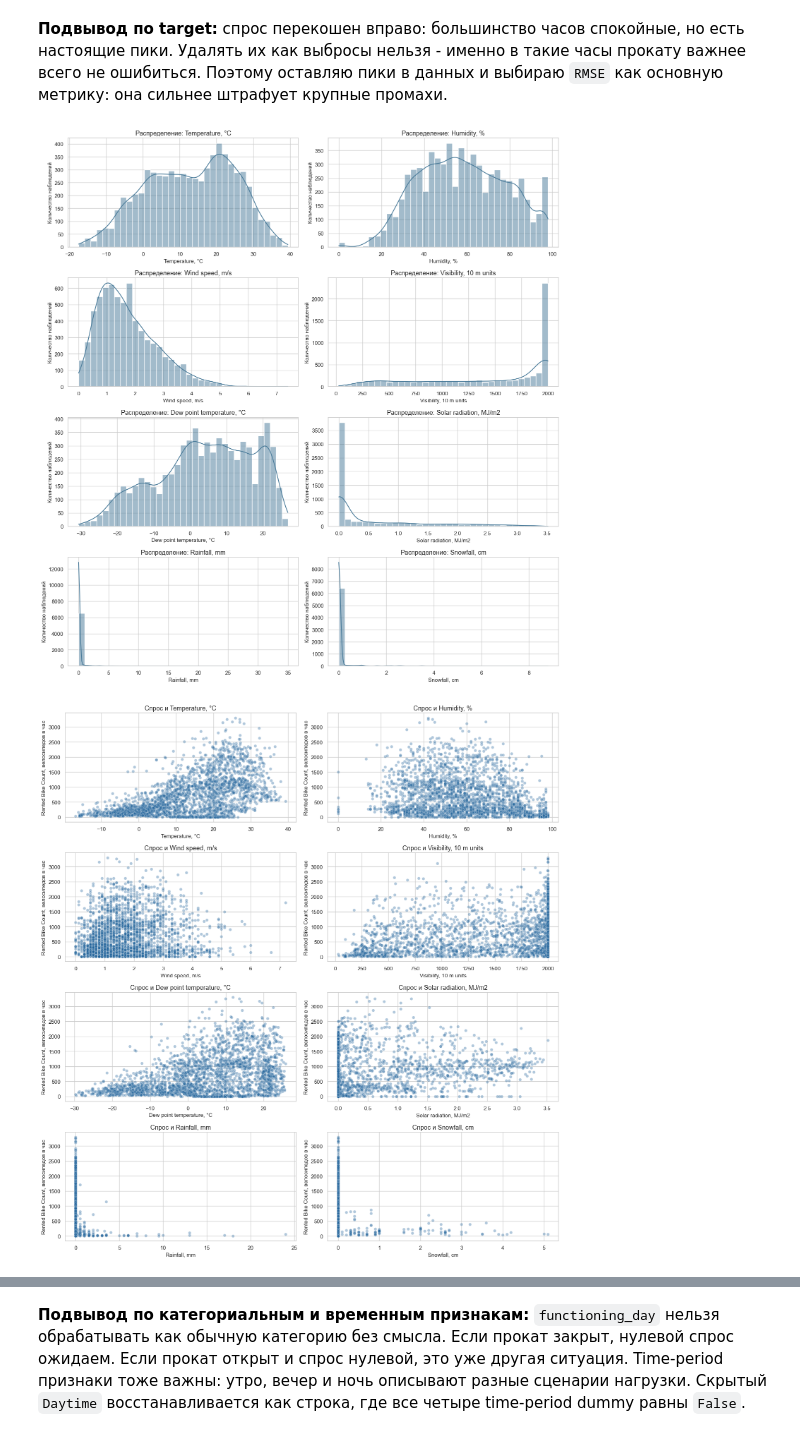
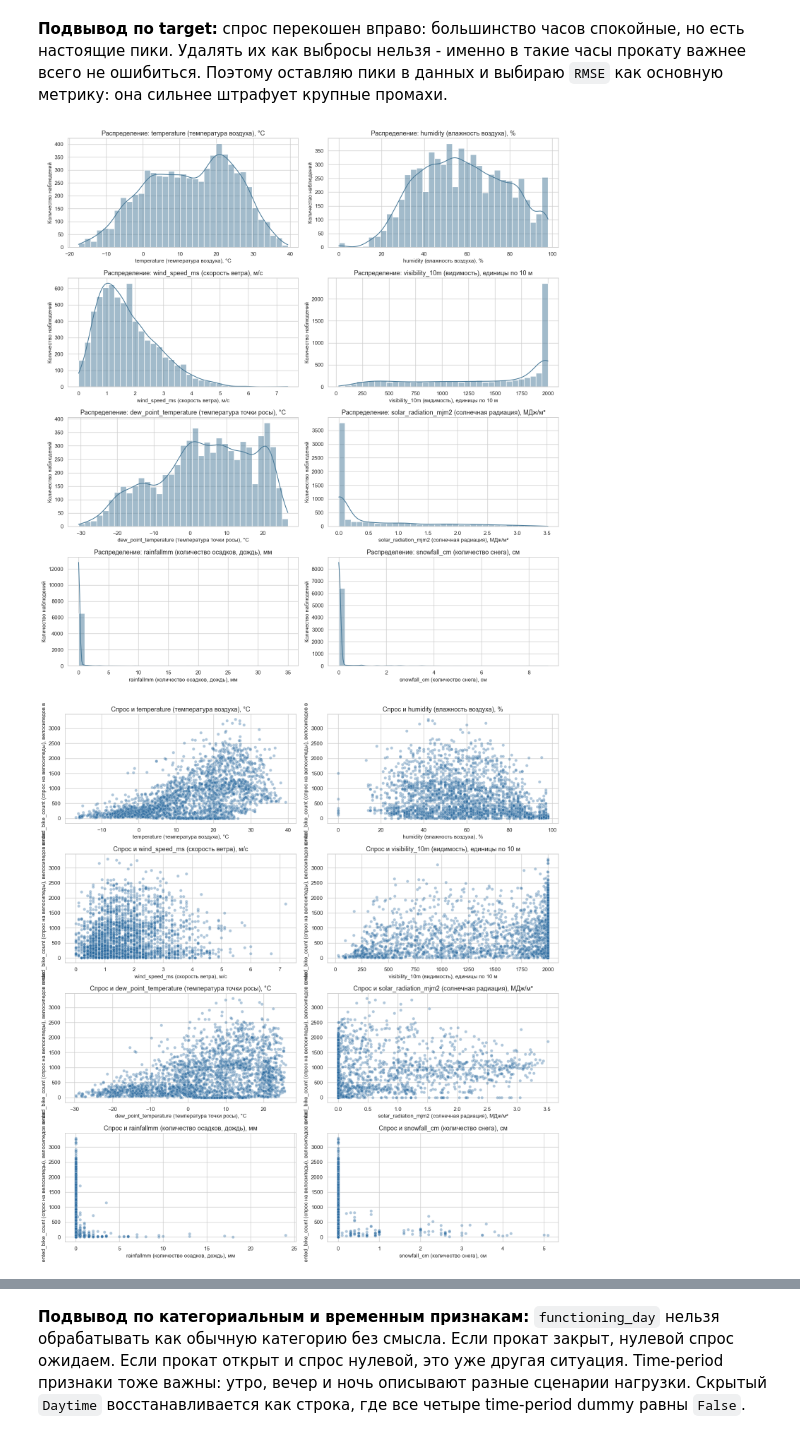
Before and after one commit to neiro/ds_sonv, a Jupyter notebook: ml-env/work.ipynb, the cells around one changed output, grey strips where cells are left out. Cells and saved outputs as stored; diff of their text form; code cells hidden in the pictures.

Commit message:
Strengthen bike demand notebook methodology

```diff
--- a/ml-env/work.ipynb
+++ b/ml-env/work.ipynb
@@ -382,6 +385,7 @@ TIME_FEATURES = [
 BASE_FEATURES = BASE_NUMERIC_FEATURES + CATEGORICAL_FEATURES + TIME_FEATURES
 
 FEATURE_DESCRIPTIONS_RU = {
+    "rented_bike_count": "спрос на велосипеды",
     "temperature": "температура воздуха",
     "humidity": "влажность воздуха",
     "wind_speed_ms": "скорость ветра",
@@ -390,11 +394,17 @@ FEATURE_DESCRIPTIONS_RU = {
     "solar_radiation_mjm2": "солнечная радиация",
     "rainfallmm": "количество осадков, дождь",
     "snowfall_cm": "количество снега",
+    "seasons": "сезон",
+    "holiday": "праздничный день",
+    "functioning_day": "работает ли прокат",
     "seasons_Spring": "весенний сезон",
     "seasons_Summer": "летний сезон",
+    "seasons_Autumn": "осенний сезон",
     "seasons_Winter": "зимний сезон",
+    "holiday_Holiday": "праздничный день",
     "holiday_No Holiday": "не праздничный день",
     "functioning_day_Yes": "прокат работает",
+    "functioning_day_No": "прокат не работает",
     "time_period_evening": "вечерний период",
     "time_period_late_evening": "поздний вечер",
     "time_period_morning": "утренний период",
@@ -407,6 +417,18 @@ FEATURE_DESCRIPTIONS_RU = {
     "low_visibility_flag": "низкая видимость",
     "temperature_x_humidity": "взаимодействие температуры и влажности",
     "temperature_x_solar": "взаимодействие температуры и солнечной радиации",
+}
+
+FEATURE_UNITS = {
+    "rented_bike_count": "велосипедов в час",
+    "temperature": "°C",
+    "humidity": "%",
+    "wind_speed_ms": "м/с",
+    "visibility_10m": "единицы по 10 м",
+    "dew_point_temperature": "°C",
+    "solar_radiation_mjm2": "МДж/м²",
+    "rainfallmm": "мм",
+    "snowfall_cm": "см",
 }
 
 PARAMETER_DESCRIPTIONS_RU = {
@@ -427,8 +449,15 @@ PARAMETER_DESCRIPTIONS_RU = {
 def feature_label_for_reader(feature: str) -> tuple[str, str, str]:
     technical = feature.replace("num__", "").replace("cat__", "")
     description = FEATURE_DESCRIPTIONS_RU.get(technical, technical.replace("_", " "))
-    plot_label = f"{technical}\n{description}" if description != technical else technical
+    plot_label = f"{technical}\n({description})" if description != technical else technical
     return technical, description, plot_label
+
+
+def inline_feature_label(feature: str, *, with_unit: bool = False) -> str:
+    technical, description, _ = feature_label_for_reader(feature)
+    label = f"{technical} ({description})" if description != technical else technical
+    unit = FEATURE_UNITS.get(technical)
+    return f"{label}, {unit}" if with_unit and unit else label
 
 
 def short_params_for_plot(model_name: str, params: Dict[str, Any]) -> str:
@@ -762,46 +791,42 @@ display(target_summary)
 **Подвывод по target:** спрос перекошен вправо: большинство часов спокойные, но есть настоящие пики. Удалять их как выбросы нельзя - именно в такие часы прокату важнее всего не ошибиться. Поэтому оставляю пики в данных и выбираю `RMSE` как основную метрику: она сильнее штрафует крупные промахи.
 # %%
 continuous_labels = {
-    "temperature": "Temperature, °C",
-    "humidity": "Humidity, %",
-    "wind_speed_ms": "Wind speed, m/s",
-    "visibility_10m": "Visibility, 10 m units",
-    "dew_point_temperature": "Dew point temperature, °C",
-    "solar_radiation_mjm2": "Solar radiation, MJ/m2",
-    "rainfallmm": "Rainfall, mm",
-    "snowfall_cm": "Snowfall, cm",
+    column: inline_feature_label(column, with_unit=True)
+    for column in BASE_NUMERIC_FEATURES
 }
 
 fig, axes = plt.subplots(4, 2, figsize=(15, 16))
 axes = axes.ravel()
 for ax, column in zip(axes, BASE_NUMERIC_FEATURES):
     sns.histplot(train[column], bins=35, kde=True, ax=ax, color="#477998")
     ax.set_title(f"Распределение: {continuous_labels[column]}")
     ax.set_xlabel(continuous_labels[column])
     ax.set_ylabel("Количество наблюдений")
 plt.tight_layout()
 plt.show()
 
 fig, axes = plt.subplots(4, 2, figsize=(15, 16))
 axes = axes.ravel()
 sampled_train = train.sample(min(2500, len(train)), random_state=RANDOM_STATE)
 for ax, column in zip(axes, BASE_NUMERIC_FEATURES):
     sns.scatterplot(data=sampled_train, x=column, y=TARGET, alpha=0.35, ax=ax, color="#20639b")
     ax.set_title(f"Спрос и {continuous_labels[column]}")
     ax.set_xlabel(continuous_labels[column])
-    ax.set_ylabel("Rented Bike Count, велосипедов в час")
+    ax.set_ylabel(inline_feature_label(TARGET, with_unit=True))
 plt.tight_layout()
 plt.show()
 
 numeric_corr = (
     train[BASE_NUMERIC_FEATURES + [TARGET]]
     .corr(method="spearman", numeric_only=True)[TARGET]
     .drop(TARGET)
     .sort_values(key=lambda values: values.abs(), ascending=False)
     .reset_index()
     .rename(columns={"index": "feature", TARGET: "spearman_corr_with_target"})
 )
-display(numeric_corr)
+numeric_corr["abs_spearman_corr"] = numeric_corr["spearman_corr_with_target"].abs()
+numeric_corr["feature_label"] = numeric_corr["feature"].map(lambda value: inline_feature_label(value, with_unit=True))
+display(numeric_corr[["feature", "feature_label", "spearman_corr_with_target", "abs_spearman_corr"]])
 # %% [output]
-[figure, old version]
+[figure, new version]
-[figure, old version]
+[figure, new version]
```
Also changed, not shown: parts of 23 cells of this notebook, 2 other files.
